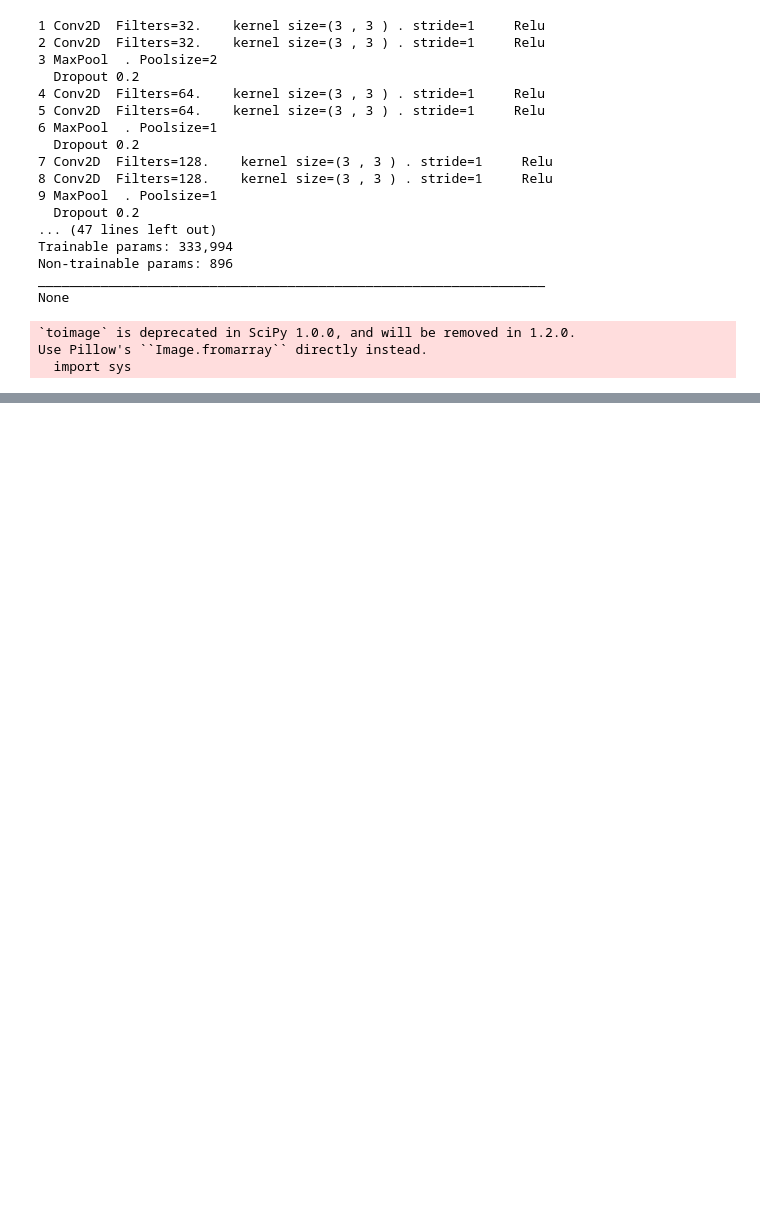
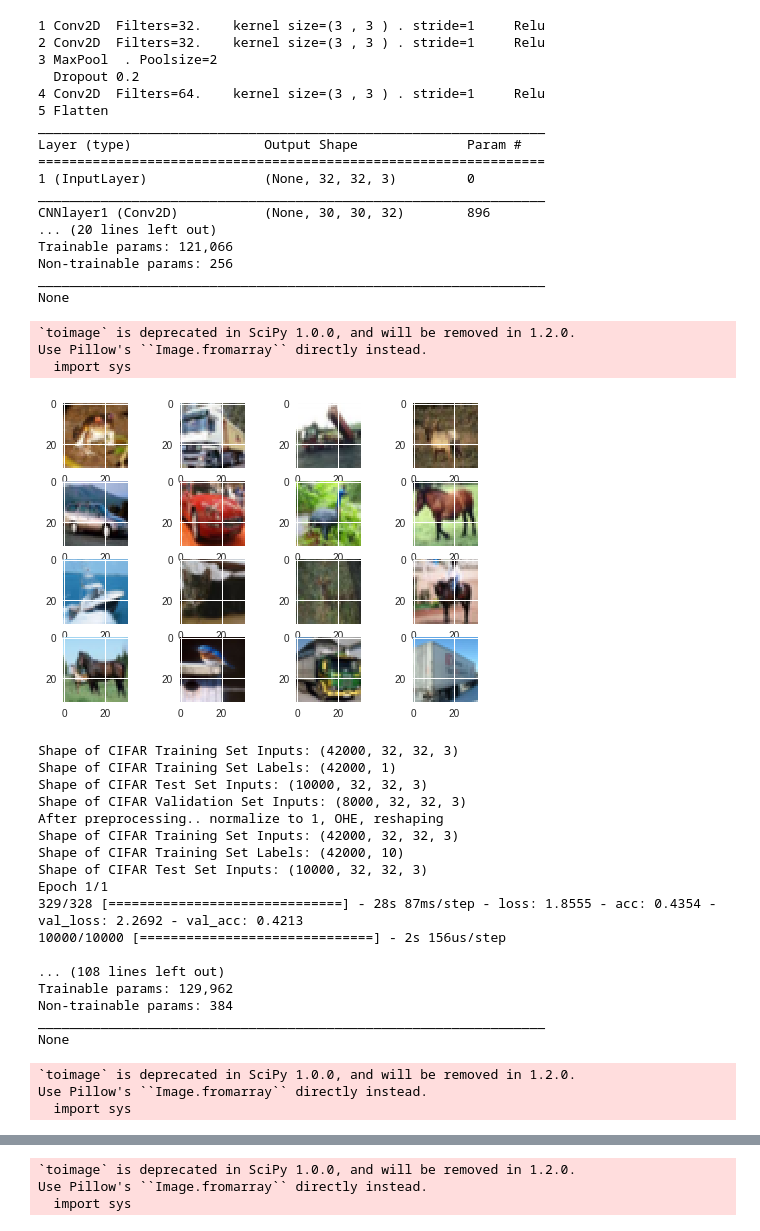
Before and after one commit to rajagopalmotivate1/AILab, a Jupyter notebook: Copy_of_Design_a_model_dynamically_at_run_time.ipynb, the cells around one changed output, grey strips where cells are left out. Saved outputs shown, nothing was run; the diff lists cells and outputs as text; code cells hidden in the pictures; blank space fills up the shorter version.

Commit message:
Neural architecture search - 1st step - create a child model on the fly

```diff
--- a/Copy_of_Design_a_model_dynamically_at_run_time.ipynb
+++ b/Copy_of_Design_a_model_dynamically_at_run_time.ipynb
@@ -74,10 +87,10 @@ def createANetwork(ExpNo, noofCNNlayers, noofDenselayers, noofCNNFilters, noofDe
 
     mymodel = Model(myinputTensor, myoutputTensor)
 
+
+    plot_model(mymodel, show_shapes=False, show_layer_names=True, to_file='achildmodel.png')
     print(mymodel.summary())
 
-    plot_model(mymodel, show_shapes=False, show_layer_names=True, to_file='achildmodel.png')
-    files.download('achildmodel.png')
 
 
 
@@ -265,35 +317,60 @@ TEST accuracy = 34.91
 # %%
 #def createANetwork(ExpNo, noofCNNlayers, noofDenselayers, noofCNNFilters, noofDensenodes  , noofPARALLELbranches , networkwidthTamperRate):
 
-for iterate in range( 0, 3):
+
+for iterate in range( 3, 6, 1):
+
+    noofCNNlayers = iterate
 
     ExpName = ExpName + 1
     generatedNetwork =  createANetwork(ExpName, noofCNNlayers,noofDenselayers, nooffiltersstarting, noofDensenodes  ,networkwidthTamperRate, stride, maxpool,  noofPARALLELbranches, kernalsize )
     aTRAINaccuracy, aVALaccuracy, aTESTaccuracy = runaexpeirment(ExpName, generatedNetwork )
+
     atuple = tuple((ExpName, aTRAINaccuracy, aVALaccuracy, aTESTaccuracy ,  noofCNNlayers,noofDenselayers,  nooffiltersstarting, noofDensenodes  ,networkwidthTamperRate  , stride, maxpool, noofPARALLELbranches , kernalsize, generatedNetwork))
 
     ListofNetworks.append(atuple)
 
     print(" ADDED")
     print(atuple)
 # %% [output]
 1 Conv2D  Filters=32.    kernel size=(3 , 3 ) . stride=1     Relu
 2 Conv2D  Filters=32.    kernel size=(3 , 3 ) . stride=1     Relu
 3 MaxPool  . Poolsize=2
   Dropout 0.2
 4 Conv2D  Filters=64.    kernel size=(3 , 3 ) . stride=1     Relu
-5 Conv2D  Filters=64.    kernel size=(3 , 3 ) . stride=1     Relu
-6 MaxPool  . Poolsize=1
-  Dropout 0.2
-7 Conv2D  Filters=128.    kernel size=(3 , 3 ) . stride=1     Relu
-8 Conv2D  Filters=128.    kernel size=(3 , 3 ) . stride=1     Relu
-9 MaxPool  . Poolsize=1
-  Dropout 0.2
-... (47 lines left out)
-Trainable params: 333,994
-Non-trainable params: 896
+5 Flatten
+_________________________________________________________________
+Layer (type)                 Output Shape              Param #
+=================================================================
+1 (InputLayer)               (None, 32, 32, 3)         0
+_________________________________________________________________
+CNNlayer1 (Conv2D)           (None, 30, 30, 32)        896
+... (20 lines left out)
+Trainable params: 121,066
+Non-trainable params: 256
 _________________________________________________________________
 None
 `toimage` is deprecated in SciPy 1.0.0, and will be removed in 1.2.0.
 Use Pillow's ``Image.fromarray`` directly instead.
   import sys
+[figure, added]
+Shape of CIFAR Training Set Inputs: (42000, 32, 32, 3)
+Shape of CIFAR Training Set Labels: (42000, 1)
+Shape of CIFAR Test Set Inputs: (10000, 32, 32, 3)
+Shape of CIFAR Validation Set Inputs: (8000, 32, 32, 3)
+After preprocessing.. normalize to 1, OHE, reshaping
+Shape of CIFAR Training Set Inputs: (42000, 32, 32, 3)
+Shape of CIFAR Training Set Labels: (42000, 10)
+Shape of CIFAR Test Set Inputs: (10000, 32, 32, 3)
+Epoch 1/1
+329/328 [==============================] - 28s 87ms/step - loss: 1.8555 - acc: 0.4354 - val_loss: 2.2692 - val_acc: 0.4213
+10000/10000 [==============================] - 2s 156us/step
+
+... (108 lines left out)
+Trainable params: 129,962
+Non-trainable params: 384
+_________________________________________________________________
+None
+`toimage` is deprecated in SciPy 1.0.0, and will be removed in 1.2.0.
+Use Pillow's ``Image.fromarray`` directly instead.
+  import sys
@@ -299,0 +395,3 @@ Use Pillow's ``Image.fromarray`` directly instead.
+`toimage` is deprecated in SciPy 1.0.0, and will be removed in 1.2.0.
+Use Pillow's ``Image.fromarray`` directly instead.
+  import sys
```
Also changed, not shown: parts of 9 cells of this notebook.
